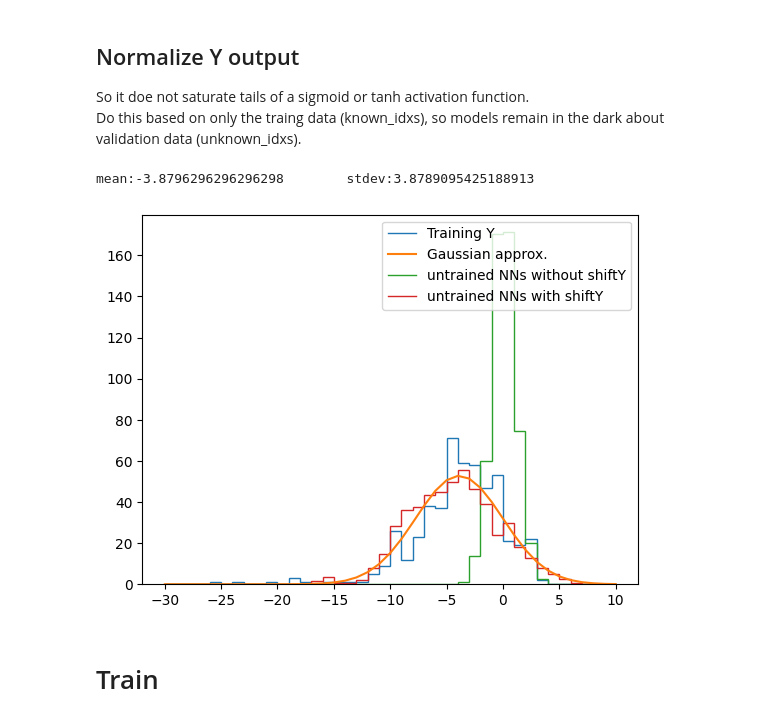
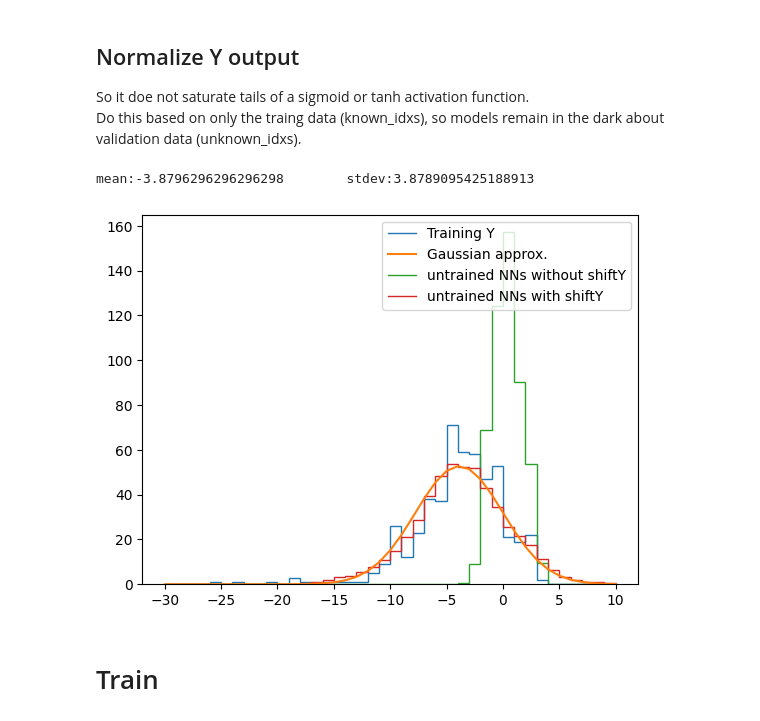
Before and after one commit to zetadin/TransferLearningFromPLS, a Jupyter notebook: ML_perceptron.ipynb, the cells around one changed output. Cells and saved outputs as stored; diff of their text form; code cells hidden in the pictures.

```diff
--- a/ML_perceptron.ipynb
+++ b/ML_perceptron.ipynb
@@ -94,7 +94,7 @@ cormat -= np.tril(cormat) # remove self correlation and lower triangular
 cormat=np.abs(cormat) # absolute values
 
 # find any columns with high correlations
-cor_threshhold = 0.60
+cor_threshhold = 1.0
 high_cor_pairs = np.where(cormat>=cor_threshhold)
 to_remove = np.unique(high_cor_pairs[0]) # indeces to the keep_feature_indeces array
 print(f"Highly correlated (>={cor_threshhold}) features to remove: {len(to_remove)}")
@@ -138,7 +138,7 @@ shuffle_seed=1234567
 #hl_depth=2
 
 n_Epochs=10000
-hl_w=5
+hl_w=11
 hl_depth=3
 
 init_learning_rate=5e-3
@@ -154,7 +154,8 @@ cap_output=1e5 # will cap network prediction at +/- this value. Prevents infinit
 
 weighted=False
 use_dropout=True
-shiftY=False
+use_batchnorms=False
+#shiftY=False @ gets overwriten further down
 
 redo=False
 show_progress=False
@@ -165,7 +166,7 @@ activation="relu"
 last_activation="sigmoid"
 
 eval_every=min(50, n_Epochs)
-plot_every=min(2000, n_Epochs)
+plot_every=min(5000, n_Epochs)
 backup_models_every=10000
 
 normalize_x=True
@@ -248,15 +249,18 @@ summary_unkn_clr="peru"
 
 
 #generator for all data
-full_dataset = DB
+full_dataset = CustomMolModularDataset(ligs, X_filter=keep_feature_indeces, normalize_x=normalize_x)
 
 if(normalize_x):
     full_dataset.find_normalization_factors()
+    full_dataset.build_internal_filtered_cache()
     print("Found normalization factors across all ligands", datetime.now(), flush=True)
 if(predict_all_ligs):
     all_generator = torch.utils.data.DataLoader(full_dataset, shuffle=False, batch_size=eval_batchsize)
 if(validation_db_file is not None):
-    val_dataset=CustomMolModularDataset([ligs[idx] for idx in unknown_idxs], X_filter=X_filter)
+    val_dataset=CustomMolModularDataset([ligs[idx] for idx in unknown_idxs], X_filter=X_filter, normalize_x=normalize_x)
+    val_dataset.copy_normalization_factors(full_dataset)
+    val_dataset.build_internal_filtered_cache()
     val_generator = torch.utils.data.DataLoader(val_dataset, shuffle=False, batch_size=eval_batchsize)
 
 multi_model_record=None
@@ -350,39 +362,41 @@ for i in range(100):
                     learning_rate=init_learning_rate, lr_decay=learning_rate_decay,
                     high_binder_cutoff=0, # used for calculation of TPR/FPR
                     weight_decay=weight_decay, cap_output=cap_output,
-                    weights_distrib_func=weight_func, drop_p=p_dropout, noise=noise, shiftY=shiftY).to(device)
+                    weights_distrib_func=weight_func, drop_p=p_dropout, use_batchnorms=use_batchnorms,
+                    noise=noise, shiftY=shiftY).to(device)
     untrained_outs.append(model.eval()(next(iter(Train_gen))[0]).detach().cpu().numpy().flatten())
 untrained_outs=np.array(untrained_outs).flatten()
 
 counts, bins = np.histogram(untrained_outs, bins=40, range=(-30,10))
 counts = counts/100
 plt.stairs(counts, bins, label="untrained NNs without shiftY")
 
 
 
 # set shiftY to these values so NN shifts and scales final output to match this range
 shiftY = (std, mean)
 
 untrained_outs=[]
 for i in range(100):
     model = Net(inp_width=n_features, hl_w=hl_w, nhl=hl_depth, activation=activation, last_activation=last_activation,
                     learning_rate=init_learning_rate, lr_decay=learning_rate_decay,
                     high_binder_cutoff=0, # used for calculation of TPR/FPR
                     weight_decay=weight_decay, cap_output=cap_output,
-                    weights_distrib_func=weight_func, drop_p=p_dropout, noise=noise, shiftY=shiftY).to(device)
+                    weights_distrib_func=weight_func, drop_p=p_dropout, use_batchnorms=use_batchnorms,
+                    noise=noise, shiftY=shiftY).to(device)
     untrained_outs.append(model.eval()(next(iter(Train_gen))[0]).detach().cpu().numpy().flatten())
 untrained_outs=np.array(untrained_outs).flatten()
 
 counts, bins = np.histogram(untrained_outs, bins=40, range=(-30,10))
 counts = counts/100
 plt.stairs(counts, bins, label="untrained NNs with shiftY")
 
 
 
 plt.legend()
 del model, Train_set, Train_gen
 # %% [output]
 mean:-3.8796296296296298        stdev:3.8789095425188913
-[figure, old version]
+[figure, new version]
 # %% [markdown]
 # Train
```
Also changed, not shown: parts of 11 cells of this notebook, 1 other file.
